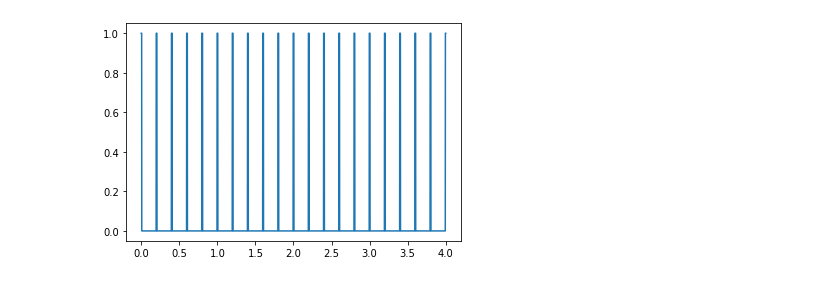
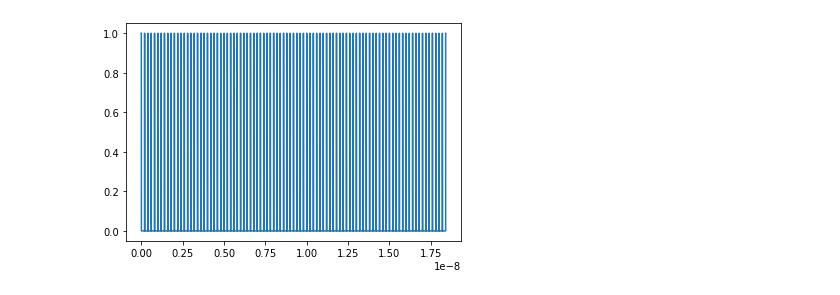
Before and after one commit to LeonG69/MRes, a Jupyter notebook: testing2.ipynb, the cells around one changed output. Cells and saved outputs as stored; diff of their text form; code cells hidden in the pictures.

```diff
--- a/testing2.ipynb
+++ b/testing2.ipynb
@@ -20,5 +34,12 @@ print(pulse_width*1e12,' ps')
 # %%
+# def ddf(x,width):
+#     val = np.zeros_like(x)
+#     val[(-(width/2)<=x) & (x<=(width/2))] = 1
+#     return val
+
 def ddf(x,width):
     val = np.zeros_like(x)
-    val[(-(width/2)<=x) & (x<=(width/2))] = 1
+    val[(0<=x) & (x<=(width))] = 1
     return val
+
+plt.plot(np.linspace(-1,1,1000),ddf(np.linspace(-1,1,1000),0.1))
@@ -25,11 +48,0 @@ def ddf(x,width):
-# %%
-n = 20
-time_sep = 1/5e9
-pulse_width = 1e-12
-print("Time between pulses = ",1/5e9,"s")
-print("Width of pulses", 1e-12,"s")
-print("hbar omega=",hbar*omega*0.5)
-print("Cc x Vmax x ... =",C_c*0.002*np.sqrt(hbar * omega * (1/(2*C))))
-
-a1 = hbar*omega*0.5
-a2 = C_c*0.002*np.sqrt(hbar * omega * (1/(2*C)))
@@ -41,51 +128,41 @@ Cc x Vmax x ... = 2.5741154103769474e-24
 # %%
+hbar = 1.054571817e-34
+a1 = hbar*omega*0.5 * (1/hbar)
+a2 = C_c*0.002*np.sqrt(hbar * omega /(2*C_tot)) * (1/hbar)
 
-c1 = a1/(a1+a2)
-c2 = a2/(a1+a2)
+theta = (3/2)*np.pi #rotation angle
 
-H0 = c1*(qeye(2)-sigmaz())
-H1 = c2*sigmay()
-
-# H0 = a1*(qeye(2)-sigmaz())
-# H1 = a2*sigmay()
-
-# width = 0.05
-# tsep = 0.1
+#n = round(np.pi/(2*delta_theta)) # for a pi/2 rotation about the y axis
+print(theta/delta_theta)
+n = round(theta/(delta_theta)) -1 # for a pi rotation about the y axis
+T_tot = (n) * T_sep
 
 
+print("n = ",n)
+print("a1 =", a1)
+print("a2 =", a2)
 
-width = pulse_width*1e10
-tsep = time_sep*1e9
-n_steps = 20000
-
-print("width/tsep = ",width/tsep)
-
-n=20
-
-times = np.linspace(0,n*tsep,n_steps)
-pulses = ddf(times,width)
+times = np.linspace(0,T_tot,n_points)
+pulses = ddf(times,pulse_width)
 for i in range(n):
-    pulses = np.add(pulses,ddf(times-(i+1)*tsep,width))
-pulse_func = sp.interp1d(times,pulses)
+    pulses = np.add(pulses,ddf(times-(i+1)*T_sep,pulse_width))
+pulse_func = sp.interp1d(times,pulses,fill_value="extrapolate")
 
 #plt.plot(times,pulses)
 plt.plot(times,pulse_func(times))
 
+def H1_coeffs(t,args):
+    return pulse_func(t)
 
-def H1_coeffs(t,args):
-    times = np.linspace(0,(n+1)*tsep,n_steps)
-    pulses = ddf(times,width)
-    for i in range(n):
-        pulses = np.add(pulses,ddf(times-(i+1)*tsep,width))
-    pulse_func = sp.interp1d(times,pulses)
-    return pulse_func(t)
+H0 = a1*(qeye(2) - sigmaz())
+H1 = a2*sigmay()
 
 H = [H0,[H1,H1_coeffs]]
 
+#psi0 = basis(2, 0)
+psi0 = basis(2, 0) + (1+0j)*qutip.basis(2, 1) # |+>
 
-psi0 = basis(2, 0)
-#times = np.linspace(0.0, 10.0, 100)
-result = sesolve(H, psi0, times, [sigmaz(), sigmay(),sigmax()])
+result = sesolve(H, psi0, times, [sigmaz(), sigmay(),sigmax()],progress_bar=True)
 fig, ax = plt.subplots()
 ax.plot(result.times, result.expect[0])
 ax.plot(result.times, result.expect[1])
@@ -99,10 +176,10 @@ exp_z = result.expect[0]
 exp_y = result.expect[1]
 exp_x = result.expect[2]
 
-b = qutip.Bloch()
-b.make_sphere()
-pnts = [exp_x,exp_y,exp_z]
-b.add_points(pnts)
-b.render()
-b.show()
+# b = qutip.Bloch()
+# b.make_sphere()
+# pnts = [exp_x,exp_y,exp_z]
+# b.add_points(pnts)
+# b.render()
+# b.show()
 # %% [output]
@@ -110 +200 @@ width/tsep =  0.049999999999999996
-[figure, old version]
+[figure, new version]
```
Also changed, not shown: parts of 11 cells of this notebook.
